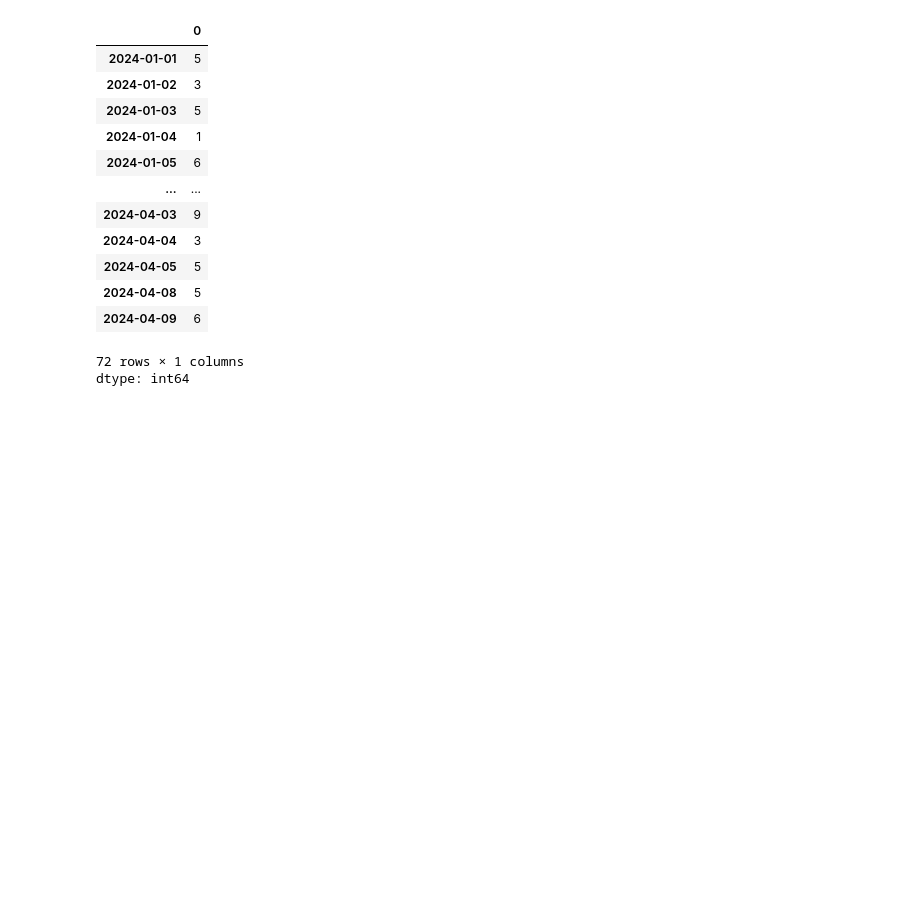
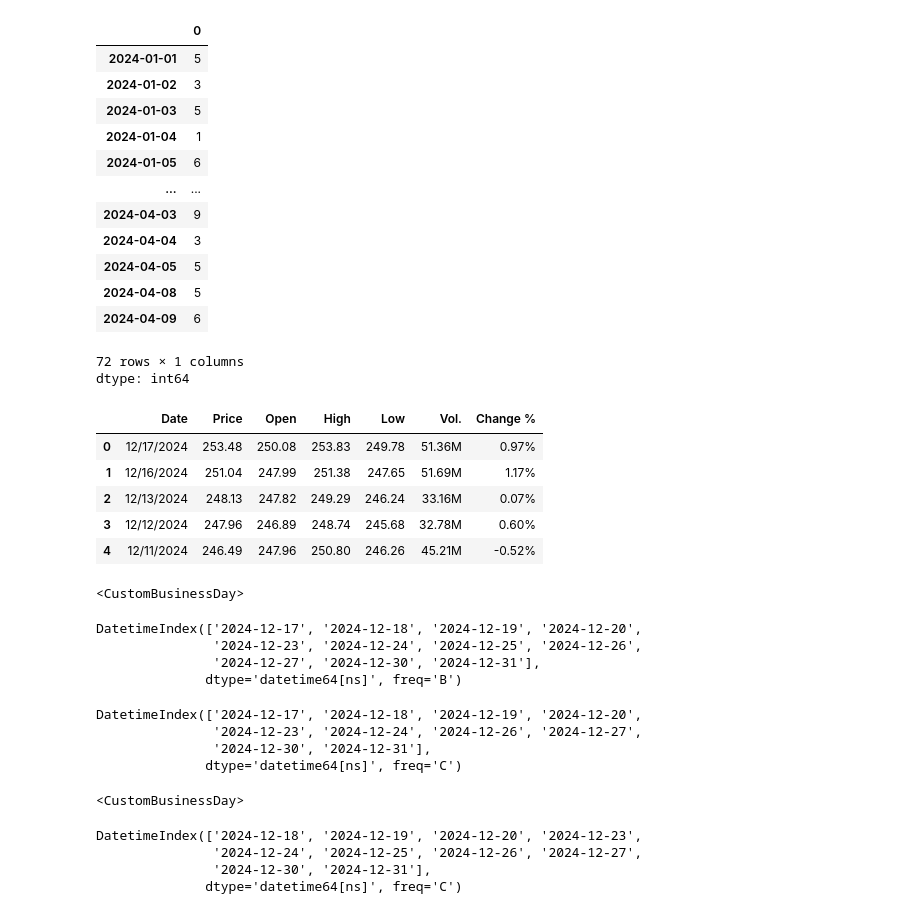
Before and after one commit to Skytech-cell/My-time-series-project, a Jupyter notebook: TimeSeries.ipynb, the cells around one changed output. Saved outputs shown, nothing was run; the diff lists cells and outputs as text; code cells hidden in the pictures; blank space fills up the shorter version.

```diff
--- a/TimeSeries.ipynb
+++ b/TimeSeries.ipynb
@@ -261,3 +263,59 @@ ts
 | 2024-04-09 | 6 |
 72 rows × 1 columns
 dtype: int64
+# %%
+import pandas as pd
+df=pd.read_csv('/Apple Stock Price History.csv')
+df.head()
+# %% [output]
+|  | Date | Price | Open | High | Low | Vol. | Change % |
+| 0 | 12/17/2024 | 253.48 | 250.08 | 253.83 | 249.78 | 51.36M | 0.97% |
+| 1 | 12/16/2024 | 251.04 | 247.99 | 251.38 | 247.65 | 51.69M | 1.17% |
+| 2 | 12/13/2024 | 248.13 | 247.82 | 249.29 | 246.24 | 33.16M | 0.07% |
+| 3 | 12/12/2024 | 247.96 | 246.89 | 248.74 | 245.68 | 32.78M | 0.60% |
+| 4 | 12/11/2024 | 246.49 | 247.96 | 250.80 | 246.26 | 45.21M | -0.52% |
+# %%
+from pandas.tseries.holiday import USFederalHolidayCalendar
+from pandas.tseries.offsets import CustomBusinessDay
+usb=CustomBusinessDay(calendar=USFederalHolidayCalendar())
+usb
+# this class provides a pre-defined list of US federal holidays
+#this class defined CustomBusinessDay specify holiday and weekends
+# %% [output]
+<CustomBusinessDay>
+# %%
+pd.date_range(start="12/17/2024", end="12/31/2024", freq='B')
+#freq='b': frequency of the date sequence 'B' stands for business days means:(monady-friday)
+# %% [output]
+DatetimeIndex(['2024-12-17', '2024-12-18', '2024-12-19', '2024-12-20',
+               '2024-12-23', '2024-12-24', '2024-12-25', '2024-12-26',
+               '2024-12-27', '2024-12-30', '2024-12-31'],
+              dtype='datetime64[ns]', freq='B')
+# %%
+pd.date_range(start="12/17/2024", end="12/31/2024", freq=usb)
+#usb is variabledefined as CustomBusinessDay(calender=USFederalHolidayCalendar)
+#taking into account the US federal holidays
+# %% [output]
+DatetimeIndex(['2024-12-17', '2024-12-18', '2024-12-19', '2024-12-20',
+               '2024-12-23', '2024-12-24', '2024-12-26', '2024-12-27',
+               '2024-12-30', '2024-12-31'],
+              dtype='datetime64[ns]', freq='C')
+# %%
+from pandas.tseries.holiday import AbstractHolidayCalendar, Holiday
+# Import AbstractHolidayCalendar and Holiday
+
+class Mybirthdaycalender(AbstractHolidayCalendar):
+    rules = [
+        Holiday('"akash"s birth day', month=12, day=17) #, observance=nearest_workday),
+    ]
+myc=CustomBusinessDay(calendar=Mybirthdaycalender())
+myc
+# %% [output]
+<CustomBusinessDay>
+# %%
+pd.date_range(start="'17/12/2024",end='31/12/2024',freq=myc)
+# %% [output]
+DatetimeIndex(['2024-12-18', '2024-12-19', '2024-12-20', '2024-12-23',
+               '2024-12-24', '2024-12-25', '2024-12-26', '2024-12-27',
+               '2024-12-30', '2024-12-31'],
+              dtype='datetime64[ns]', freq='C')
```
Also changed, not shown: parts of 74 cells of this notebook.
